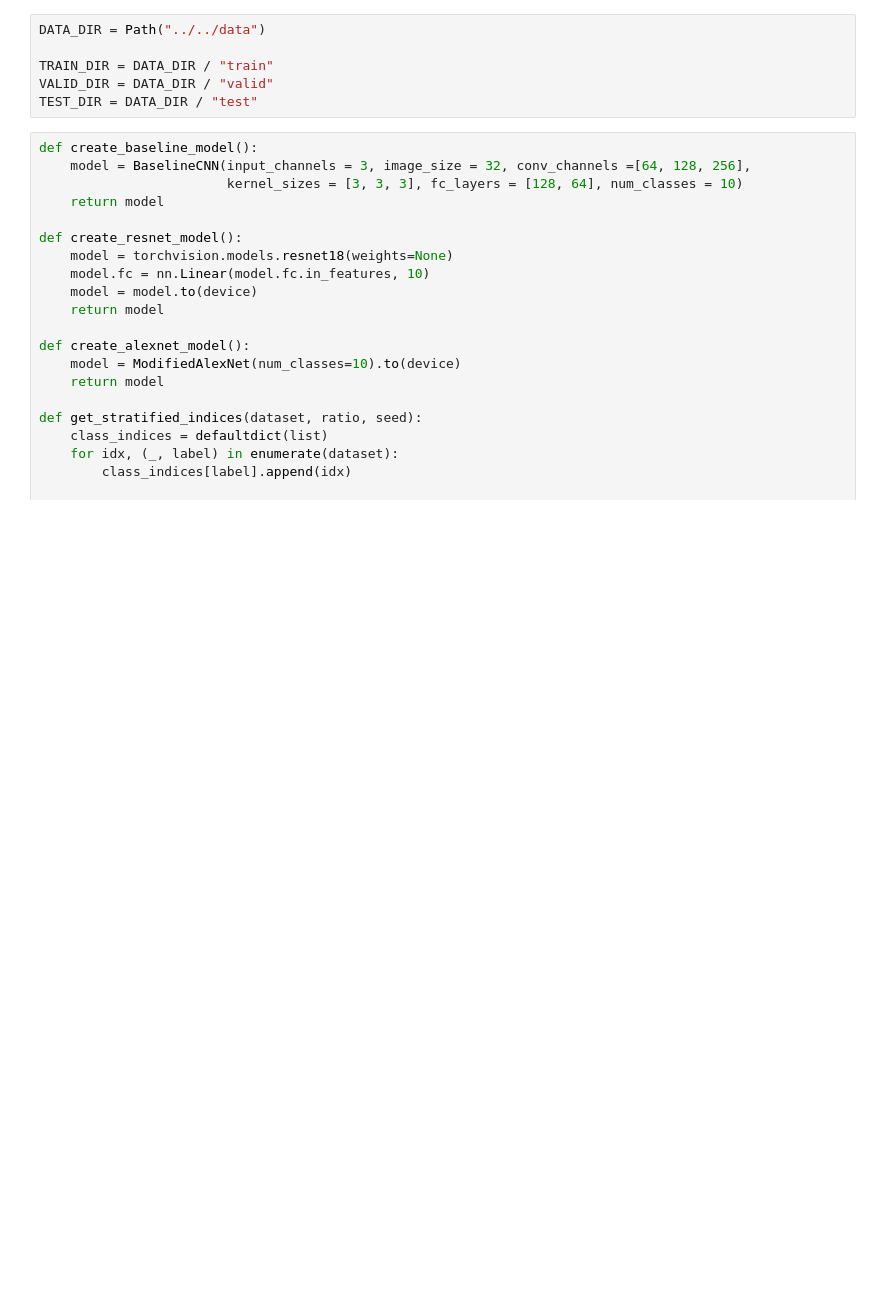
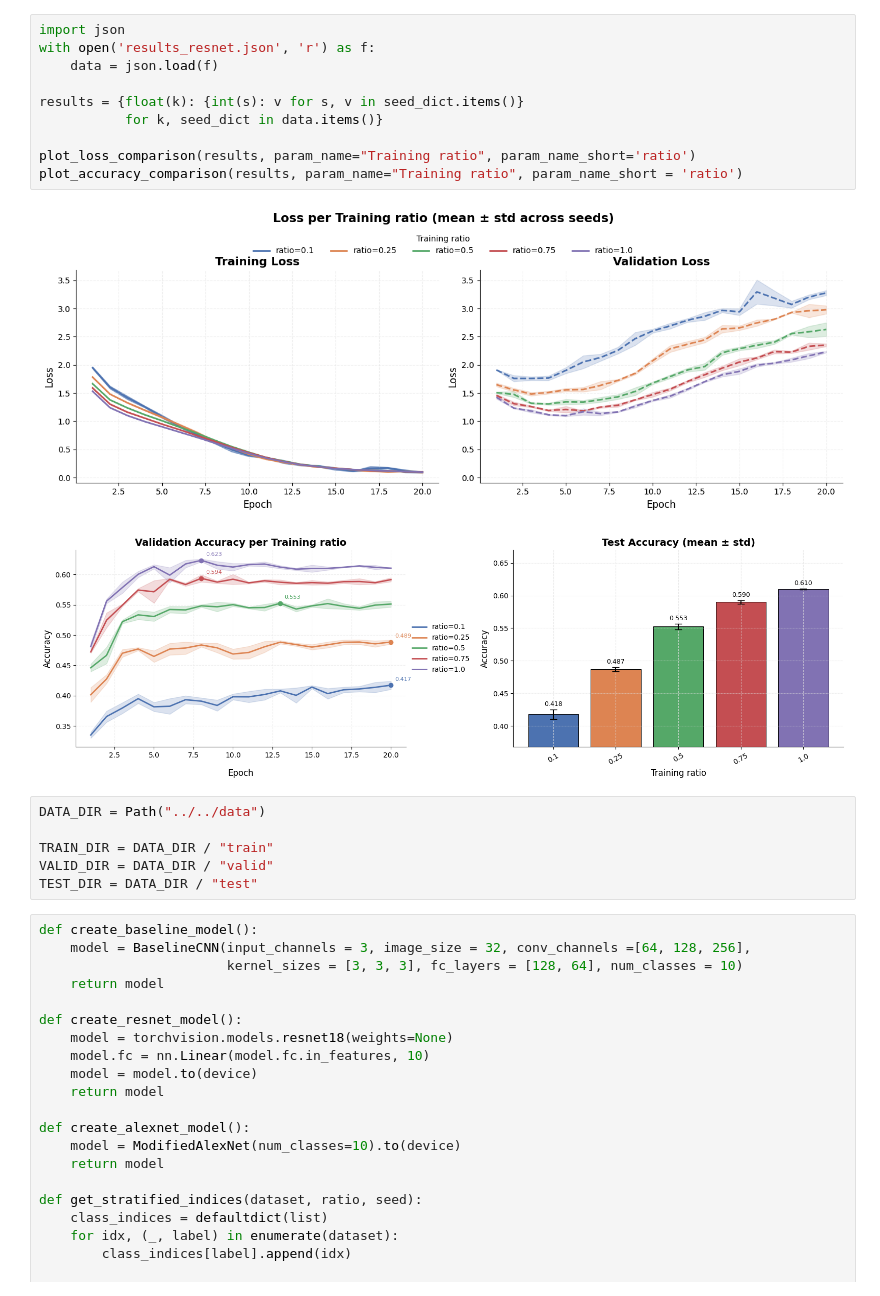
Before and after one commit to nadias03/image-classification-with-CNNs, a Jupyter notebook: experiments/reduced_dataset/reduced_dataset_size.ipynb, the cells around one changed output. Cells and saved outputs as stored; diff of their text form; blank space fills up the shorter version.

```diff
--- a/experiments/reduced_dataset/reduced_dataset_size.ipynb
+++ b/experiments/reduced_dataset/reduced_dataset_size.ipynb
@@ -30,6 +30,19 @@ else:
 print("Using device:", device)
 # %% [output]
 Using device: mps
+# %%
+import json
+with open('results_resnet.json', 'r') as f:
+    data = json.load(f)
+
+results = {float(k): {int(s): v for s, v in seed_dict.items()}
+           for k, seed_dict in data.items()}
+
+plot_loss_comparison(results, param_name="Training ratio", param_name_short='ratio')
+plot_accuracy_comparison(results, param_name="Training ratio", param_name_short = 'ratio')
+# %% [output]
+[figure, added]
+[figure, added]
 # %%
 DATA_DIR = Path("../../data")
 
```
Also changed, not shown: parts of 5 cells of this notebook, 1 other file.
